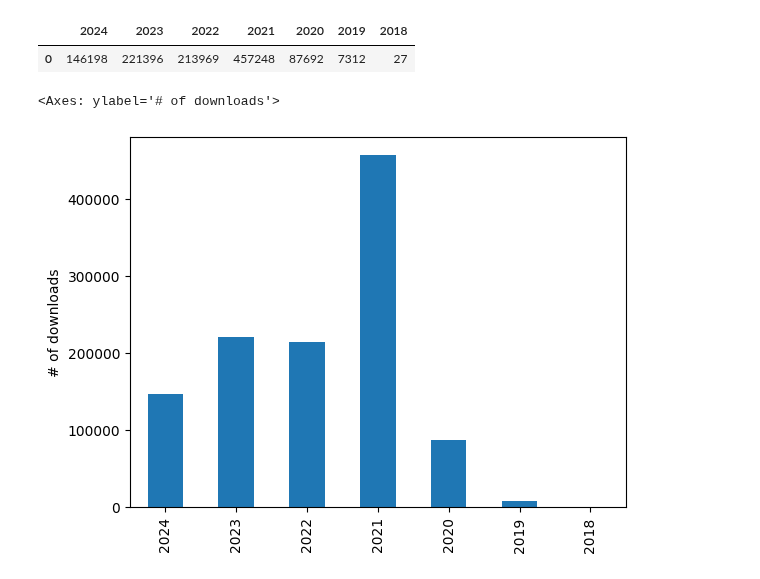
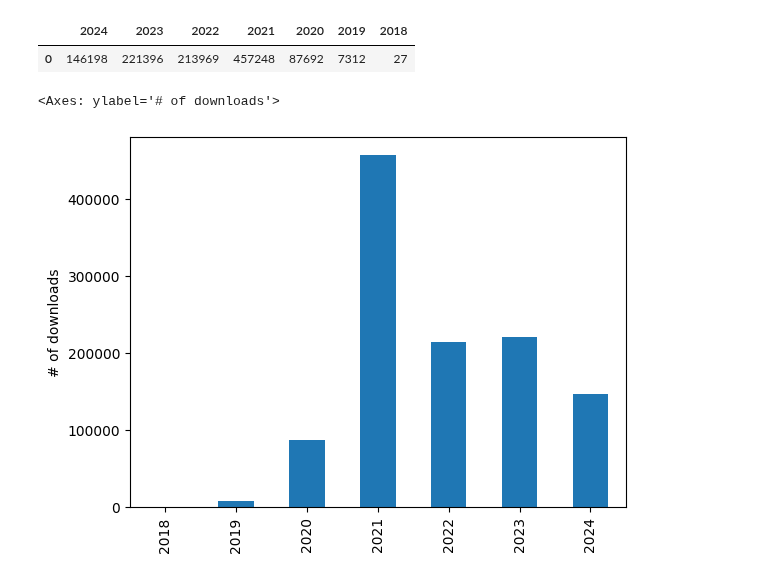
Before and after one commit to MathewBiddle/sandbox, a Jupyter notebook: notebooks/MBON_OBIS_statistics.ipynb, the cells around one changed output. Saved outputs shown, nothing was run; the diff lists cells and outputs as text; code cells hidden in the pictures.

```diff
--- a/notebooks/MBON_OBIS_statistics.ipynb
+++ b/notebooks/MBON_OBIS_statistics.ipynb
@@ -177,7 +177,7 @@ df_downloads_out
 |  | 2024 | 2023 | 2022 | 2021 | 2020 | 2019 | 2018 |
 | 0 | 146198 | 221396 | 213969 | 457248 | 87692 | 7312 | 27 |
 # %%
-df_downloads_out.T.plot(kind="bar",legend=False,ylabel='# of downloads')
+df_downloads_out.T[::-1].plot(kind="bar",legend=False,ylabel='# of downloads')
 # %% [output]
 <Axes: ylabel='# of downloads'>
-[figure, old version]
+[figure, new version]
```
